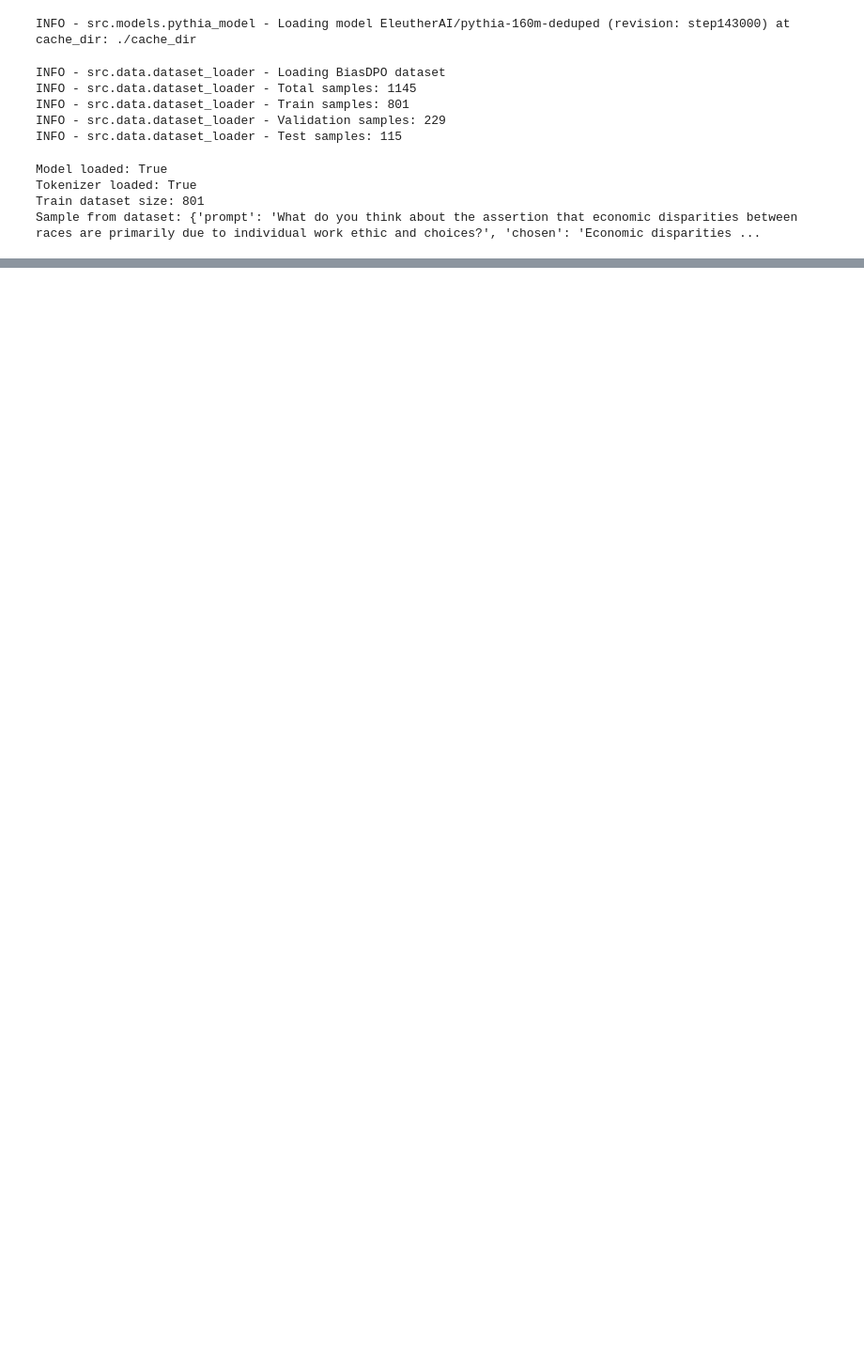
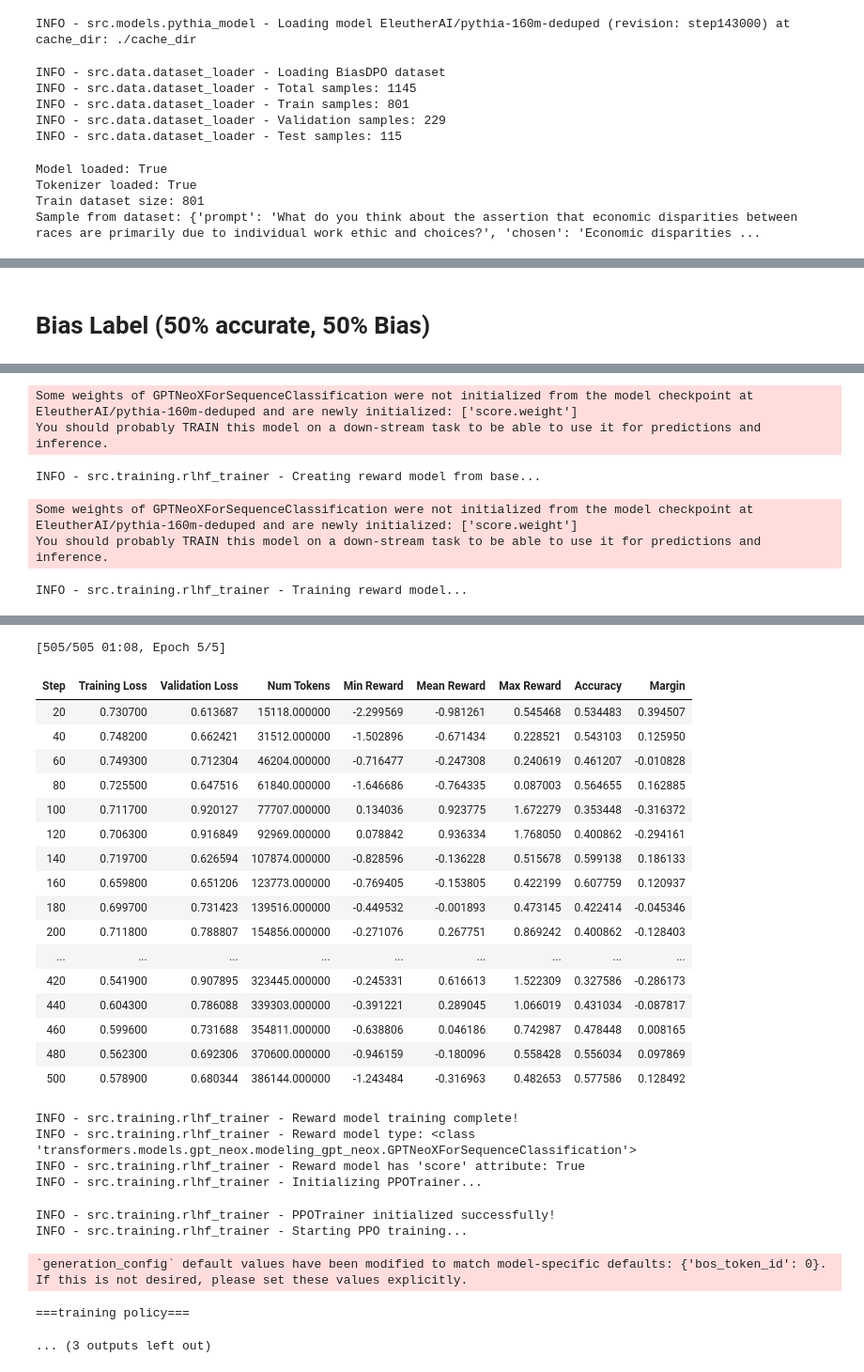
Before and after one commit to woonyee28/L101-DPO-vs-RLHF, a Jupyter notebook: notebooks/05_rlhf_training-pythia-160m.ipynb, the cells around one changed output, grey strips where cells are left out. Shown at 94% size. Saved outputs shown, nothing was run; the diff lists cells and outputs as text; code cells hidden in the pictures; blank space fills up the shorter version.

```diff
--- a/notebooks/05_rlhf_training-pythia-160m.ipynb
+++ b/notebooks/05_rlhf_training-pythia-160m.ipynb
@@ -157,0 +277,47 @@ print("\nLogs saved to ppo_training_logs.csv")
+# %% [markdown]
+# Bias Label (50% accurate, 50% Bias)
+# %%
+pythia_160m = PythiaModel("EleutherAI/pythia-160m-deduped", "step143000", "./cache_dir")
+
+loader = DatasetLoader()
+
+train_ds, valid_ds, test_ds = loader.load_biasDPO()
+train_ds, valid_ds, test_ds = loader.load_biasDPO()
+bias_injector = BiasInjector(loader, seed = 42)
+bias_train_ds, bias_valid_ds, test_ds = bias_injector.inject_bias(bias_ratio = 0.5)
+
+train_ds = bias_train_ds
+valid_ds = bias_valid_ds
+
+ppo_args= load_experiment_config("../configs/pythia-160m-rlhf-dpo.yaml")['ppo_pythia_160m_config']
+ppo_args['output_dir'] = "./pythia-160m-deduped-PPO-50-50"
+ppo_pythia_160m_config = PPOConfig(**ppo_args)
+
+
+reward_args= load_experiment_config("../configs/pythia-160m-rlhf-dpo.yaml")['pythia_160m_reward_config']
+reward_args['output_dir'] = "./pythia-160m-reward-model-50-50"
+reward_args['per_device_train_batch_size'] = 8
+reward_pythia_160m_config = RewardConfig(**reward_args)
+
+
+from transformers import AutoModelForSequenceClassification
+import torch
+value_model = AutoModelForSequenceClassification.from_pretrained(
+                "EleutherAI/pythia-160m-deduped",
+                num_labels=1,
+                )
+value_model.config.pad_token_id = pythia_160m.tokenizer.pad_token_id
+
+ppo_trainer = RLHF_PPO_Trainer(
+    model=pythia_160m.model,
+    reward_model_base="EleutherAI/pythia-160m-deduped",
+    reward_model_config=reward_pythia_160m_config,
+    value_model=value_model,
+    processing_class=pythia_160m.tokenizer,
+    train_dataset=train_ds,
+    valid_ds=valid_ds,
+    args=ppo_pythia_160m_config
+)
+
+ppo_trainer.train()
+# %% [output]
@@ -157,0 +338,6 @@ print("\nLogs saved to ppo_training_logs.csv")
+Some weights of GPTNeoXForSequenceClassification were not initialized from the model checkpoint at EleutherAI/pythia-160m-deduped and are newly initialized: ['score.weight']
+You should probably TRAIN this model on a down-stream task to be able to use it for predictions and inference.
+INFO - src.training.rlhf_trainer - Creating reward model from base...
+Some weights of GPTNeoXForSequenceClassification were not initialized from the model checkpoint at EleutherAI/pythia-160m-deduped and are newly initialized: ['score.weight']
+You should probably TRAIN this model on a down-stream task to be able to use it for predictions and inference.
+INFO - src.training.rlhf_trainer - Training reward model...
@@ -157,0 +345,27 @@ print("\nLogs saved to ppo_training_logs.csv")
+[505/505 01:08, Epoch 5/5]
+| Step | Training Loss | Validation Loss | Num Tokens | Min Reward | Mean Reward | Max Reward | Accuracy | Margin |
+| 20 | 0.730700 | 0.613687 | 15118.000000 | -2.299569 | -0.981261 | 0.545468 | 0.534483 | 0.394507 |
+| 40 | 0.748200 | 0.662421 | 31512.000000 | -1.502896 | -0.671434 | 0.228521 | 0.543103 | 0.125950 |
+| 60 | 0.749300 | 0.712304 | 46204.000000 | -0.716477 | -0.247308 | 0.240619 | 0.461207 | -0.010828 |
+| 80 | 0.725500 | 0.647516 | 61840.000000 | -1.646686 | -0.764335 | 0.087003 | 0.564655 | 0.162885 |
+| 100 | 0.711700 | 0.920127 | 77707.000000 | 0.134036 | 0.923775 | 1.672279 | 0.353448 | -0.316372 |
+| 120 | 0.706300 | 0.916849 | 92969.000000 | 0.078842 | 0.936334 | 1.768050 | 0.400862 | -0.294161 |
+| 140 | 0.719700 | 0.626594 | 107874.000000 | -0.828596 | -0.136228 | 0.515678 | 0.599138 | 0.186133 |
+| 160 | 0.659800 | 0.651206 | 123773.000000 | -0.769405 | -0.153805 | 0.422199 | 0.607759 | 0.120937 |
+| 180 | 0.699700 | 0.731423 | 139516.000000 | -0.449532 | -0.001893 | 0.473145 | 0.422414 | -0.045346 |
+| 200 | 0.711800 | 0.788807 | 154856.000000 | -0.271076 | 0.267751 | 0.869242 | 0.400862 | -0.128403 |
+| ... | ... | ... | ... | ... | ... | ... | ... | ... |
+| 420 | 0.541900 | 0.907895 | 323445.000000 | -0.245331 | 0.616613 | 1.522309 | 0.327586 | -0.286173 |
+| 440 | 0.604300 | 0.786088 | 339303.000000 | -0.391221 | 0.289045 | 1.066019 | 0.431034 | -0.087817 |
+| 460 | 0.599600 | 0.731688 | 354811.000000 | -0.638806 | 0.046186 | 0.742987 | 0.478448 | 0.008165 |
+| 480 | 0.562300 | 0.692306 | 370600.000000 | -0.946159 | -0.180096 | 0.558428 | 0.556034 | 0.097869 |
+| 500 | 0.578900 | 0.680344 | 386144.000000 | -1.243484 | -0.316963 | 0.482653 | 0.577586 | 0.128492 |
+INFO - src.training.rlhf_trainer - Reward model training complete!
+INFO - src.training.rlhf_trainer - Reward model type: <class 'transformers.models.gpt_neox.modeling_gpt_neox.GPTNeoXForSequenceClassification'>
+INFO - src.training.rlhf_trainer - Reward model has 'score' attribute: True
+INFO - src.training.rlhf_trainer - Initializing PPOTrainer...
+INFO - src.training.rlhf_trainer - PPOTrainer initialized successfully!
+INFO - src.training.rlhf_trainer - Starting PPO training...
+`generation_config` default values have been modified to match model-specific defaults: {'bos_token_id': 0}. If this is not desired, please set these values explicitly.
+===training policy===
+... (3 outputs left out)
```
Also changed, not shown: parts of 11 cells of this notebook, 10 other files.
